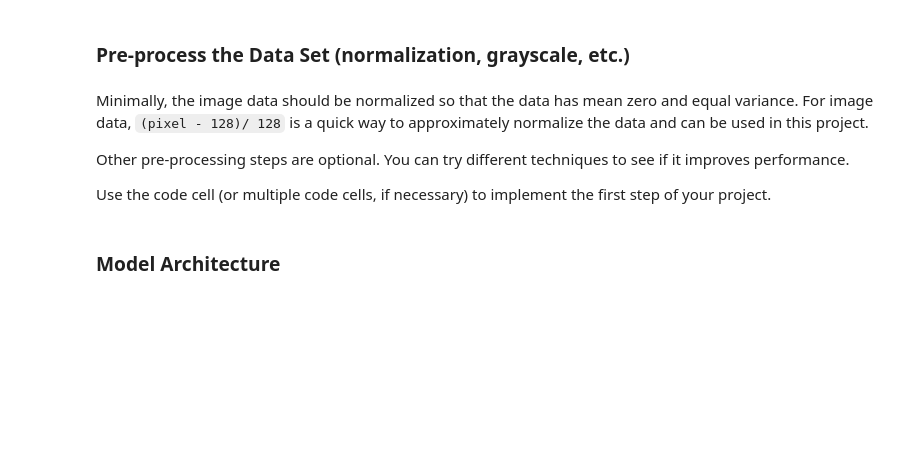
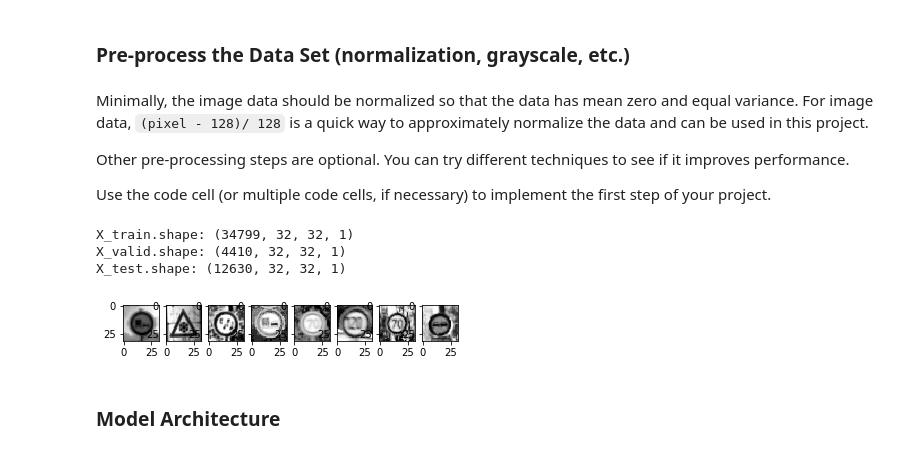
Before and after one commit to hkube/CarND-Traffic-Sign-Classifier-Project, a Jupyter notebook: Traffic_Sign_Classifier.ipynb, the cells around one changed output. Saved outputs shown, nothing was run; the diff lists cells and outputs as text; code cells hidden in the pictures; blank space fills up the shorter version.

```diff
--- a/Traffic_Sign_Classifier.ipynb
+++ b/Traffic_Sign_Classifier.ipynb
@@ -73,20 +73,21 @@ Complete the basic data summary below. Use python, numpy and/or pandas methods t
 import numpy as np
 
 # TODO: Number of training examples
-n_train = len(X_train)
+n_train = len(X_train_rgb)
 
 # TODO: Number of validation examples
-n_validation = len(X_valid)
+n_validation = len(X_valid_rgb)
 
 # TODO: Number of testing examples.
-n_test = len(X_test)
+n_test = len(X_test_rgb)
 
 # TODO: What's the shape of an traffic sign image?
-image_shape = X_train[0].shape
+image_shape = X_train_rgb[0].shape
 
 # TODO: How many unique classes/labels there are in the dataset.
 n_classes = len(np.unique(y_test))
 
+print("X_train.shape:", X_train_rgb.shape)
 print("Number of training examples =", n_train, "/", len(y_train))
 print("Number of validation examples =", n_validation, "/", len(y_valid))
 print("Number of testing examples =", n_test)
@@ -118,7 +120,7 @@ import matplotlib.pyplot as plt
 #grid = ImageGrid(imgPane, 111, nrows_ncols=(2), 2), axes_pad=0.1)
 f, axarr = plt.subplots(1, 8)
 for i in range(8):
-    axarr[i].imshow(X_train[i].squeeze())
+    axarr[i].imshow(X_train_rgb[i].squeeze())
 # %% [output]
 [figure]
 # %% [markdown]
@@ -164,3 +153,48 @@ X_test  = (X_test.astype(np.float32)  - 128.) / 128.
+# %%
+### Preprocess the data here. It is required to normalize the data. Other preprocessing steps could include
+### converting to grayscale, etc.
+### Feel free to use as many code cells as needed.
+from sklearn.utils import shuffle
+
+def rgb2gray(rgb):
+    gray = np.zeros((rgb.shape[0], rgb.shape[1], 1), dtype=np.float32)
+    gray = np.floor(np.dot(rgb[...,:3].astype(np.float32), [.3, .6, .1]))
+    return gray
+
+def normalize(gray):
+    return gray.astype(np.float32)/255 - 0.5
+
+def hist_equal(gray):
+    hist   = np.histogram(gray, bins=np.arange(257))[0]
+    newVal = np.cumsum(hist) / float(np.sum(hist))
+    equal  = newVal[gray.flatten().astype('int')] - 0.5
+    equal  = equal.reshape(gray.shape)
+    return equal
+
+def toGrayscale(image_array):
+    new_array = np.empty([len(image_array), image_shape[0], image_shape[1], 1], dtype=np.float32)
+    for i in range(len(image_array)):
+        new_array[i,:,:,0] = hist_equal(rgb2gray(image_array[i]))[:,:]
+    return new_array
+
+X_train = toGrayscale(X_train_rgb)
+X_valid = toGrayscale(X_valid_rgb)
+X_test = toGrayscale(X_test_rgb)
+print("X_train.shape:", X_train.shape)
+print("X_valid.shape:", X_valid.shape)
+print("X_test.shape:", X_test.shape)
+
+# Shuffle the training data
+X_train, y_train = shuffle(X_train, y_train)
+
+f, axarr = plt.subplots(1, 8)
+for i in range(8):
+    axarr[i].imshow(X_train[i].squeeze(), cmap="gray")
+# %% [output]
+X_train.shape: (34799, 32, 32, 1)
+X_valid.shape: (4410, 32, 32, 1)
+X_test.shape: (12630, 32, 32, 1)
+[figure, added]
 # %% [markdown]
 ### Model Architecture
 # %%
```
Also changed, not shown: parts of 12 cells of this notebook, 2 other files.
